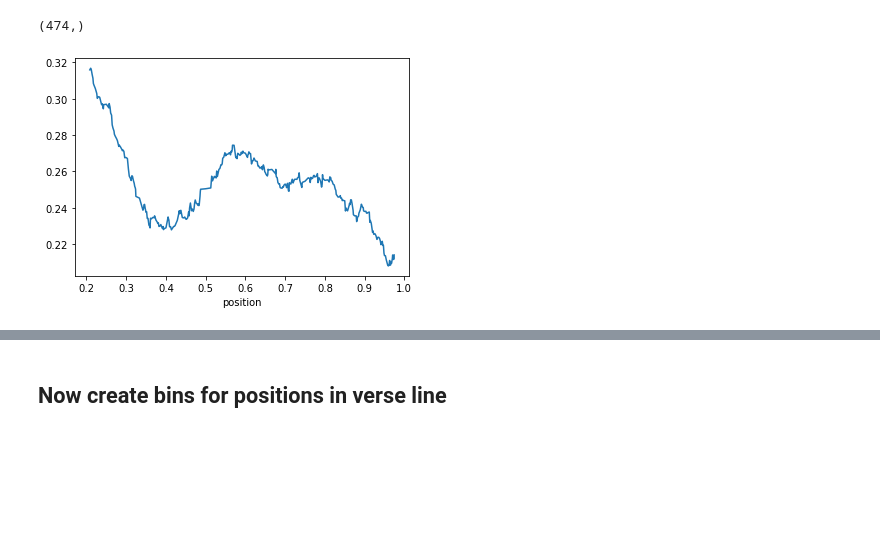
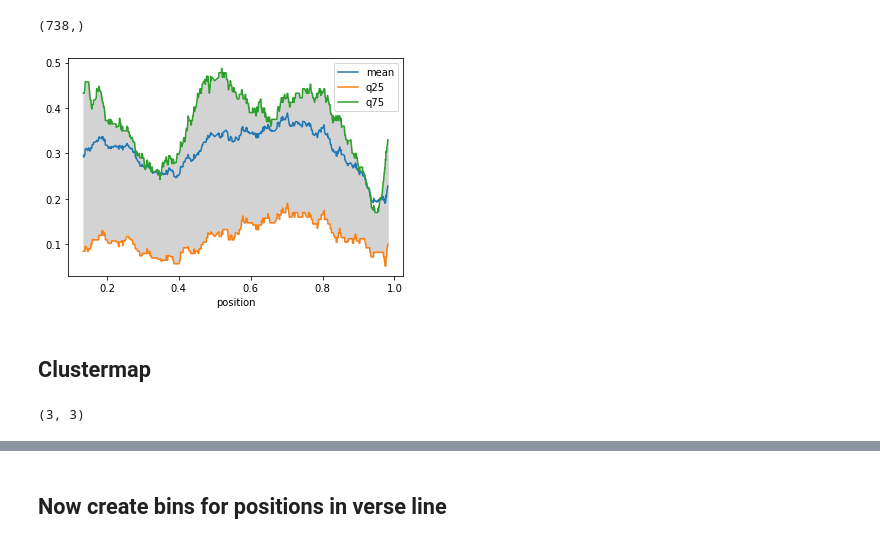
Before and after one commit to SofieMoors/collateconstraints, a Jupyter notebook: src/align.ipynb, the cells around one changed output, grey strips where cells are left out. Drawn from its saved outputs; the diff is of its cells as text; code cells hidden in the pictures; blank space fills up the shorter version.

Commit message:
added seaborn clustermap and quantile

```diff
--- a/src/align.ipynb
+++ b/src/align.ipynb
@@ -27,7 +28,7 @@ sigles
  'Y',
  'Z']
 # %%
-sigles = 'F', 'L'
+sigles = 'A', 'C', 'D'
 # %%
 from lxml import etree
 from re import sub #re — Regular expression operations #
@@ -187,4 +181,4 @@ print(d)
 mss = {}
 
 for sigle in tqdm(sigles):
-    mss[sigle] = extract_lines(f'../data/xml_martijn/xml_{sigle}.xml', expan = False)
+    mss[sigle] = extract_lines(f'../data/xml_martijn/xml_{sigle}.xml', expan = True)
@@ -325,8 +297,16 @@ mismatches
 # %%
+rolling_q25 = mismatches.groupby('position')['mismatch'].quantile(.25).rolling(window=100).mean()
+rolling_q75 = mismatches.groupby('position')['mismatch'].quantile(.75).rolling(window=100).mean()
 rolling_window = mismatches.groupby('position')['mismatch'].mean().rolling(window=100).mean()
 
-rolling_window.plot();
+ax = rolling_window.plot(label="mean")
+rolling_q25.plot(label='q25', ax=ax)
+rolling_q75.plot(label='q75', ax=ax)
+ax.fill_between(rolling_window.index, rolling_q25, rolling_q75, color='lightgrey')
+plt.legend()
 rolling_window.shape
 # %% [output]
-(474,)
+(738,)
-[figure, old version]
+[figure, new version]
+# %% [markdown]
+## Clustermap
@@ -332,0 +315,5 @@ rolling_window.shape
+# %%
+df_clust = np.zeros((len(sigles), len(sigles)))
+print(df_clust.shape)
+# %% [output]
+(3, 3)
```
Also changed, not shown: parts of 12 cells of this notebook.
